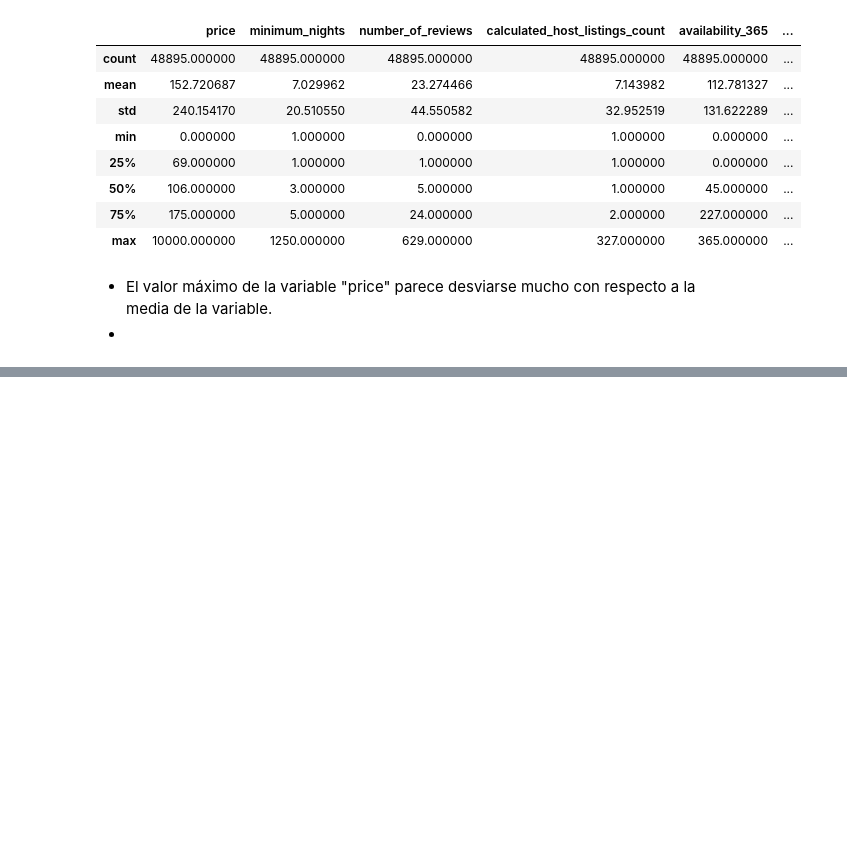
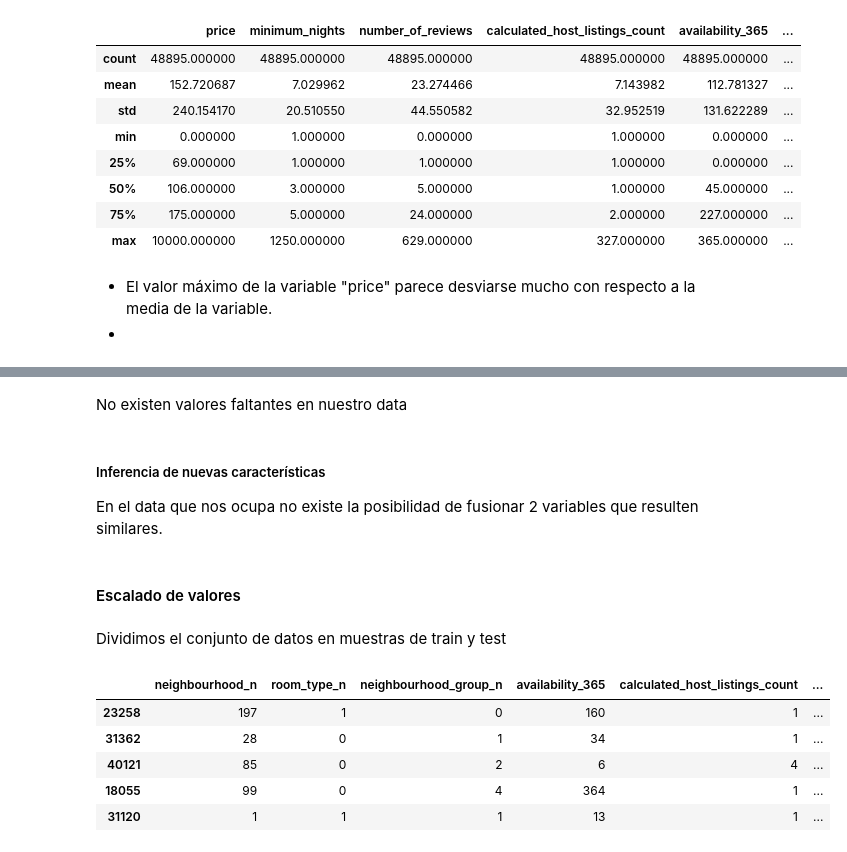
Before and after one commit to 4GeeksAcademy/machine-learning-python-template_ds_13_david_2, a Jupyter notebook: src/explore.ipynb, the cells around one changed output, grey strips where cells are left out. Drawn from its saved outputs; the diff is of its cells as text; code cells hidden in the pictures; blank space fills up the shorter version.

```diff
--- a/src/explore.ipynb
+++ b/src/explore.ipynb
@@ -315,0 +473,26 @@ ValueError: Could not interpret value `` for `y`. An entry with this name does n
+# %% [markdown]
+No existen valores faltantes en nuestro data
+# %% [markdown]
+##### Inferencia de nuevas características
+
+En el data que nos ocupa no existe la posibilidad de fusionar 2 variables que resulten similares.
+# %% [markdown]
+#### Escalado de valores
+# %%
+num_variables = ["neighbourhood_n", "room_type_n", "neighbourhood_group_n", "availability_365", "calculated_host_listings_count", "number_of_reviews", "minimum_nights"]
+# %% [markdown]
+Dividimos el conjunto de datos en muestras de train y test
+# %%
+x = data_airbnb.drop("price", axis = 1)[num_variables]
+y = data_airbnb["price"]
+
+x_train, x_test, y_train, y_test = train_test_split(x, y, test_size=0.2, random_state=42)
+
+x_train.head()
+# %% [output]
+|  | neighbourhood_n | room_type_n | neighbourhood_group_n | availability_365 | calculated_host_listings_count | ... |
+| 23258 | 197 | 1 | 0 | 160 | 1 | ... |
+| 31362 | 28 | 0 | 1 | 34 | 1 | ... |
+| 40121 | 85 | 0 | 2 | 6 | 4 | ... |
+| 18055 | 99 | 0 | 4 | 364 | 1 | ... |
+| 31120 | 1 | 1 | 1 | 13 | 1 | ... |
```
Also changed, not shown: parts of 44 cells of this notebook.
